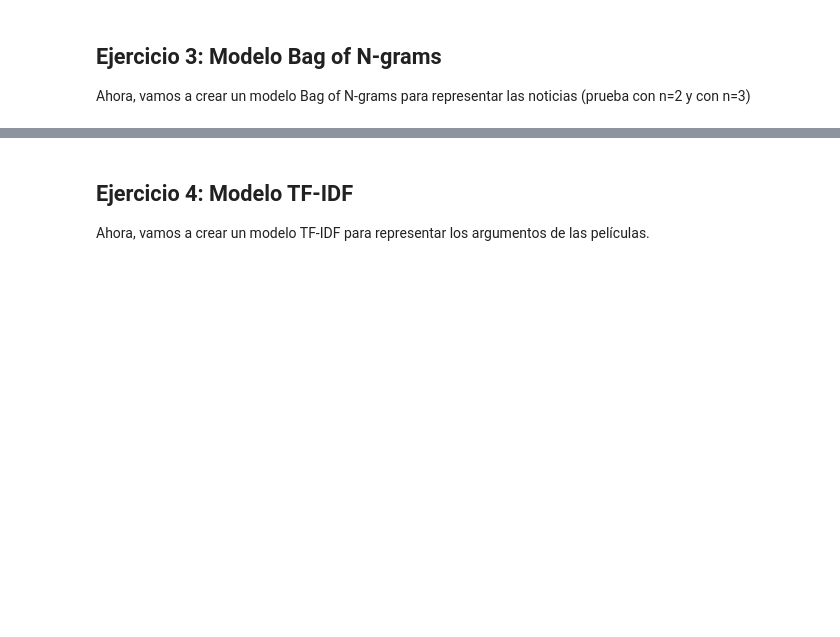
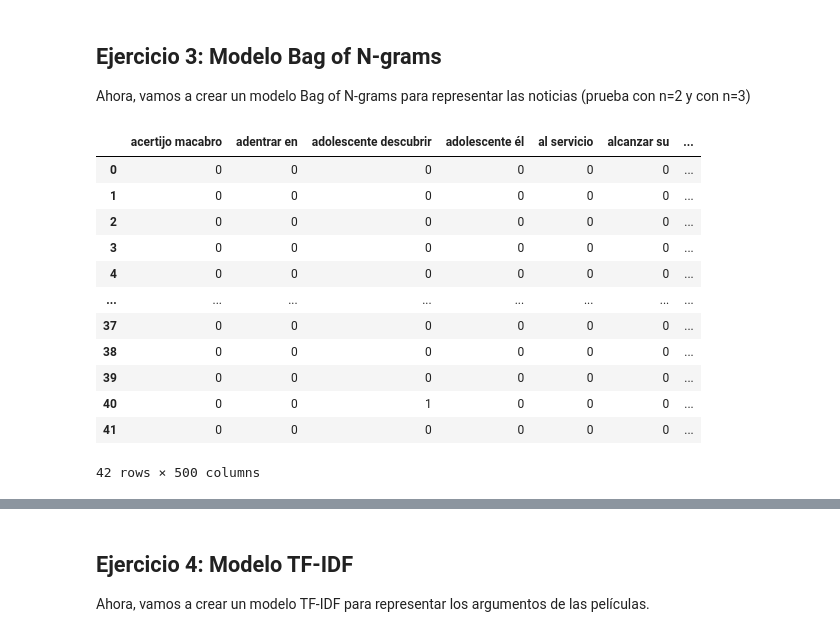
Before and after one commit to jgilaberts/Prueba-Github, a Jupyter notebook: Analisis Info No estructurada/Lab_07_Reto_Peliculas-modelos_de_lenguaje_SR.ipynb, the cells around one changed output, grey strips where cells are left out. Saved outputs shown, nothing was run; the diff lists cells and outputs as text; code cells hidden in the pictures; blank space fills up the shorter version.

```diff
--- a/Analisis Info No estructurada/Lab_07_Reto_Peliculas-modelos_de_lenguaje_SR.ipynb
+++ b/Analisis Info No estructurada/Lab_07_Reto_Peliculas-modelos_de_lenguaje_SR.ipynb
@@ -68,3 +151,29 @@ Ahora, vamos a crear un modelo Bag of Words para representar los argumentos de l
 # %% [markdown]
 ## Ejercicio 3: Modelo Bag of N-grams
 Ahora, vamos a crear un modelo Bag of N-grams para representar las noticias (prueba con n=2 y con n=3)
+# %%
+# Crear una instancia de CountVectorizer con ngram_range=(2, 2) para bigramas
+vectorizer_bigram = CountVectorizer(ngram_range=(2, 2))
+
+# Ajustar el vectorizador a los argumentos preprocesados y transformar los datos
+X_bigram = vectorizer_bigram.fit_transform(argumentos_preprocesados)
+
+# Convertir la matriz X_bigram a un DataFrame de pandas
+df_bigram = pd.DataFrame(X_bigram.toarray(), columns=vectorizer_bigram.get_feature_names_out())
+
+# df_bigram ahora contiene la representación Bag of Bigrams en formato DataFrame
+df_bigram
+# %% [output]
+|  | acertijo macabro | adentrar en | adolescente descubrir | adolescente él | al servicio | alcanzar su | ... |
+| 0 | 0 | 0 | 0 | 0 | 0 | 0 | ... |
+| 1 | 0 | 0 | 0 | 0 | 0 | 0 | ... |
+| 2 | 0 | 0 | 0 | 0 | 0 | 0 | ... |
+| 3 | 0 | 0 | 0 | 0 | 0 | 0 | ... |
+| 4 | 0 | 0 | 0 | 0 | 0 | 0 | ... |
+| ... | ... | ... | ... | ... | ... | ... | ... |
+| 37 | 0 | 0 | 0 | 0 | 0 | 0 | ... |
+| 38 | 0 | 0 | 0 | 0 | 0 | 0 | ... |
+| 39 | 0 | 0 | 0 | 0 | 0 | 0 | ... |
+| 40 | 0 | 0 | 1 | 0 | 0 | 0 | ... |
+| 41 | 0 | 0 | 0 | 0 | 0 | 0 | ... |
+42 rows × 500 columns
```
Also changed, not shown: parts of 8 cells of this notebook.
